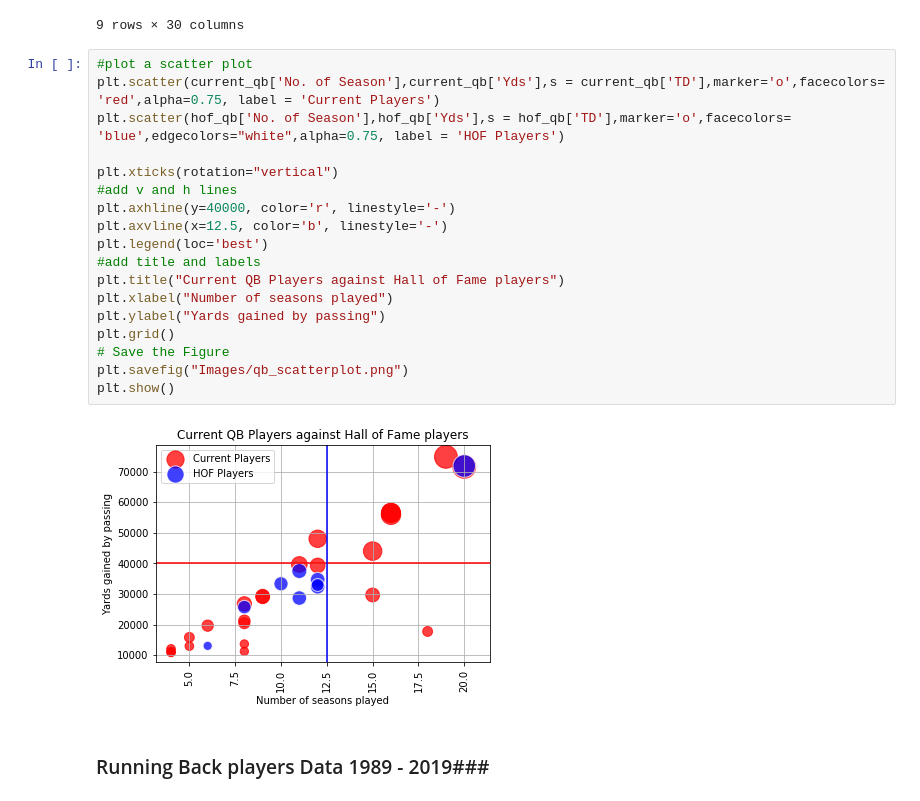
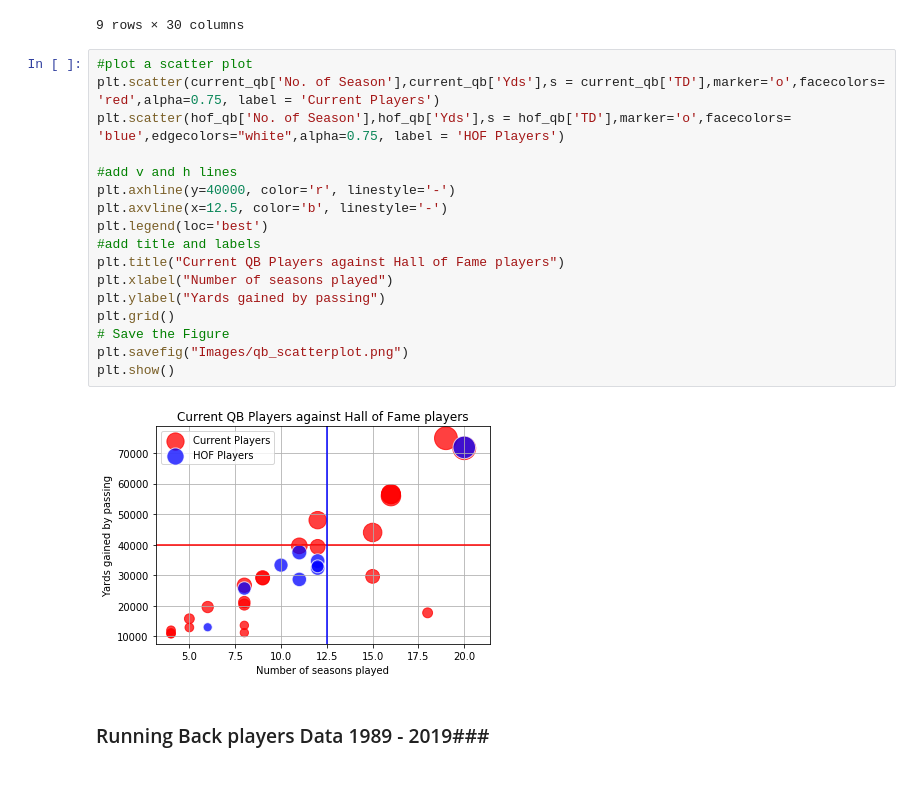
Before and after one commit to ankitapatel9/NFL-project, a Jupyter notebook: nfl-player-data.ipynb, the cells around one changed output. Cells and saved outputs as stored; diff of their text form.

Commit message:
changes were made in plots

```diff
--- a/nfl-player-data.ipynb
+++ b/nfl-player-data.ipynb
@@ -128,23 +125,22 @@ hof_qb
 # %%
 #plot a scatter plot
 plt.scatter(current_qb['No. of Season'],current_qb['Yds'],s = current_qb['TD'],marker='o',facecolors= 'red',alpha=0.75, label = 'Current Players')
 plt.scatter(hof_qb['No. of Season'],hof_qb['Yds'],s = hof_qb['TD'],marker='o',facecolors= 'blue',edgecolors="white",alpha=0.75, label = 'HOF Players')
 
-plt.xticks(rotation="vertical")
 #add v and h lines
 plt.axhline(y=40000, color='r', linestyle='-')
 plt.axvline(x=12.5, color='b', linestyle='-')
 plt.legend(loc='best')
 #add title and labels
 plt.title("Current QB Players against Hall of Fame players")
 plt.xlabel("Number of seasons played")
 plt.ylabel("Yards gained by passing")
 plt.grid()
 # Save the Figure
 plt.savefig("Images/qb_scatterplot.png")
 plt.show()
 # %% [output]
-[figure, old version]
+[figure, new version]
 # %% [markdown]
 ### Running Back players Data  1989 - 2019###
 # %%
```
Also changed, not shown: parts of 5 cells of this notebook, 5 other files.
